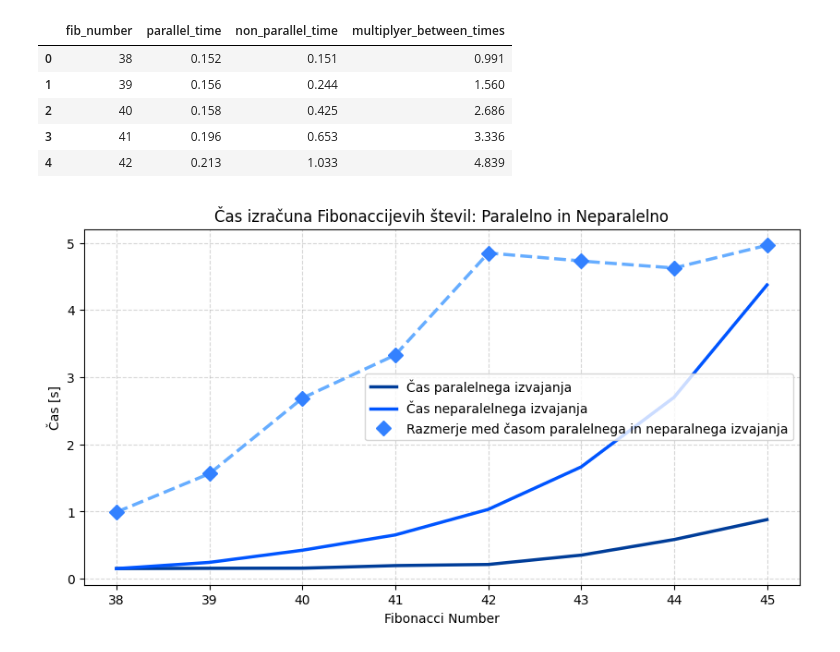
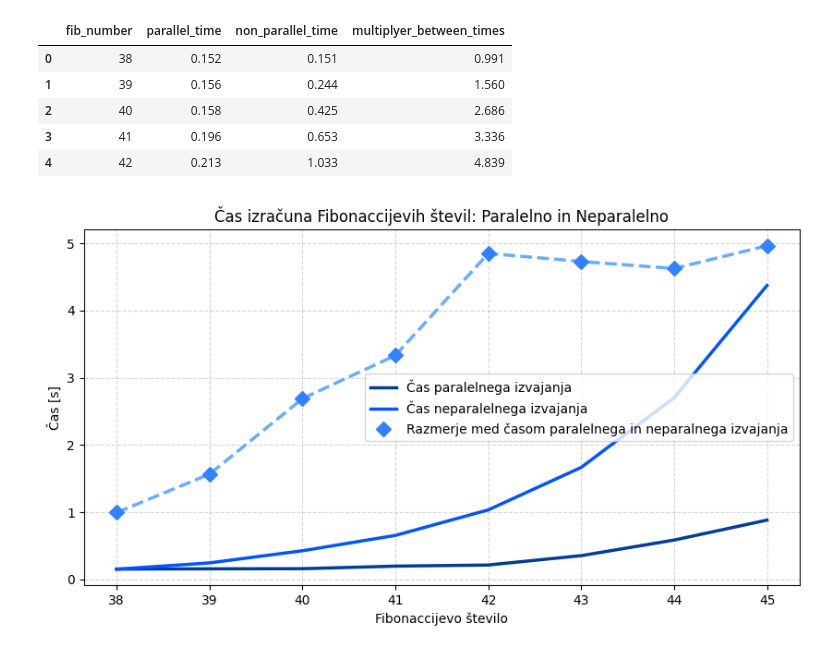
Before and after one commit to tjazerzen/Avtomatska-paralelizacija-v-OCamlu, a Jupyter notebook: playground/graph/computation_time_analysis/computation_time_analysis.ipynb, the cells around one changed output. Saved outputs shown, nothing was run; the diff lists cells and outputs as text; code cells hidden in the pictures.

```diff
--- a/playground/graph/computation_time_analysis/computation_time_analysis.ipynb
+++ b/playground/graph/computation_time_analysis/computation_time_analysis.ipynb
@@ -63,30 +63,31 @@ df_fib_n.head()
 # %%
 fig, ax = plt.subplots(figsize=(10, 5))
 
 colors = ['#66ADFF', '#3381FF', '#0055FF', '#003D99']
 
 # Plot computation times
 ax.plot(df_fib_n['fib_number'], df_fib_n['parallel_time'], label='Čas paralelnega izvajanja', color=colors[3], linewidth=2.5)
 ax.plot(df_fib_n['fib_number'], df_fib_n['non_parallel_time'], label='Čas neparalelnega izvajanja', color=colors[2], linewidth=2.5)
-ax.set_xlabel('Fibonacci Number')
+ax.set_xlabel('Fibonaccijevo število')
 ax.set_ylabel('Čas [s]')
 ax.set_title('Čas izračuna Fibonaccijevih števil: Paralelno in Neparalelno')
 
 # Interpolate speedup between points
 fib_numbers = df_fib_n['fib_number']
 interp_fib_numbers = np.linspace(fib_numbers.min(), fib_numbers.max(), num=1000, endpoint=True)
-interp_speedup = np.interp(interp_fib_numbers, fib_numbers, speedup)
+interp_speedup = np.interp(interp_fib_numbers, fib_numbers, df_fib_n['non_parallel_time'] / df_fib_n['parallel_time'])
 
 # Plot interpolated speedup as a line
 ax.plot(interp_fib_numbers, interp_speedup, color=colors[0], linestyle='--', linewidth=2.5)
 
 # Plot speedup as discrete points
-speedup = df_fib_n['non_parallel_time'] / df_fib_n['parallel_time']
-ax.plot(df_fib_n['fib_number'], speedup, 'D', label='Razmerje med časom paralelnega in neparalnega izvajanja', color=colors[1], markersize=8)
+ax.plot(df_fib_n['fib_number'], df_fib_n['non_parallel_time'] / df_fib_n['parallel_time'], 'D', label='Razmerje med časom paralelnega in neparalnega izvajanja', color=colors[1], markersize=8)
 
 ax.legend()
 ax.grid(True, linestyle='--', alpha=0.5)
 
+plt.savefig('fib_par_v_odvisnosti_od_n.jpg')
+
 plt.show()
 # %% [output]
-[figure, old version]
+[figure, new version]
```
Also changed, not shown: 2 other files.
